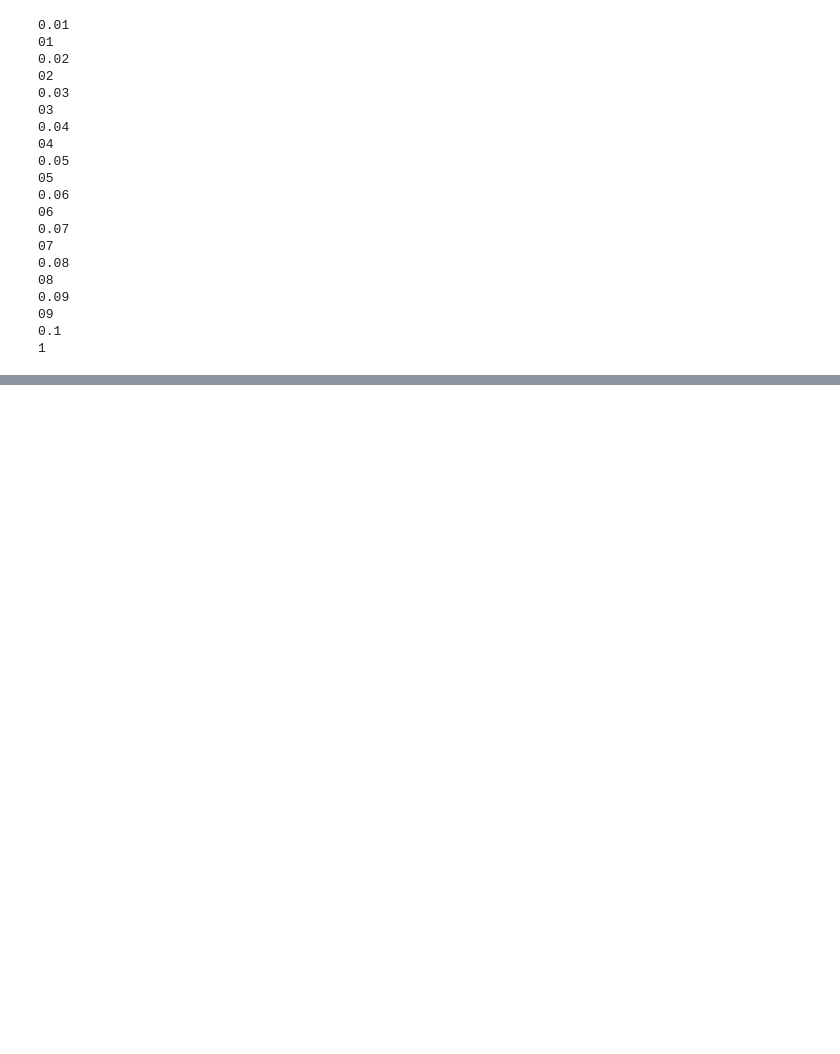
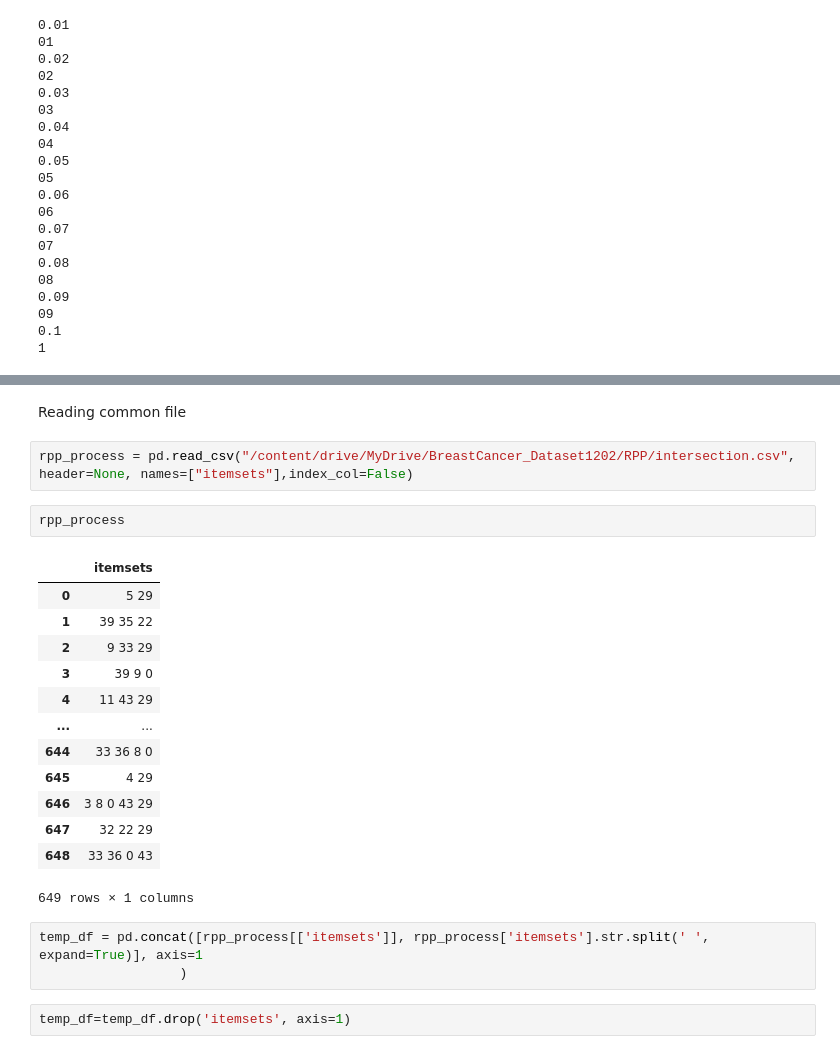
Before and after one commit to BlackCurrantDS/Mining-Rare-Association-Rules, a Jupyter notebook: RPP_processing_Cancer.ipynb, the cells around one changed output, grey strips where cells are left out. Saved outputs shown, nothing was run; the diff lists cells and outputs as text; blank space fills up the shorter version.

```diff
--- a/RPP_processing_Cancer.ipynb
+++ b/RPP_processing_Cancer.ipynb
@@ -589,0 +403,25 @@ intersection.csv
+# %% [markdown]
+Reading common file
+# %%
+rpp_process = pd.read_csv("/content/drive/MyDrive/BreastCancer_Dataset1202/RPP/intersection.csv", header=None, names=["itemsets"],index_col=False)
+# %%
+rpp_process
+# %% [output]
+|  | itemsets |
+| 0 | 5 29 |
+| 1 | 39 35 22 |
+| 2 | 9 33 29 |
+| 3 | 39 9 0 |
+| 4 | 11 43 29 |
+| ... | ... |
+| 644 | 33 36 8 0 |
+| 645 | 4 29 |
+| 646 | 3 8 0 43 29 |
+| 647 | 32 22 29 |
+| 648 | 33 36 0 43 |
+649 rows × 1 columns
+# %%
+temp_df = pd.concat([rpp_process[['itemsets']], rpp_process['itemsets'].str.split(' ', expand=True)], axis=1
+                  )
+# %%
+temp_df=temp_df.drop('itemsets', axis=1)
```
Also changed, not shown: parts of 72 cells of this notebook.
